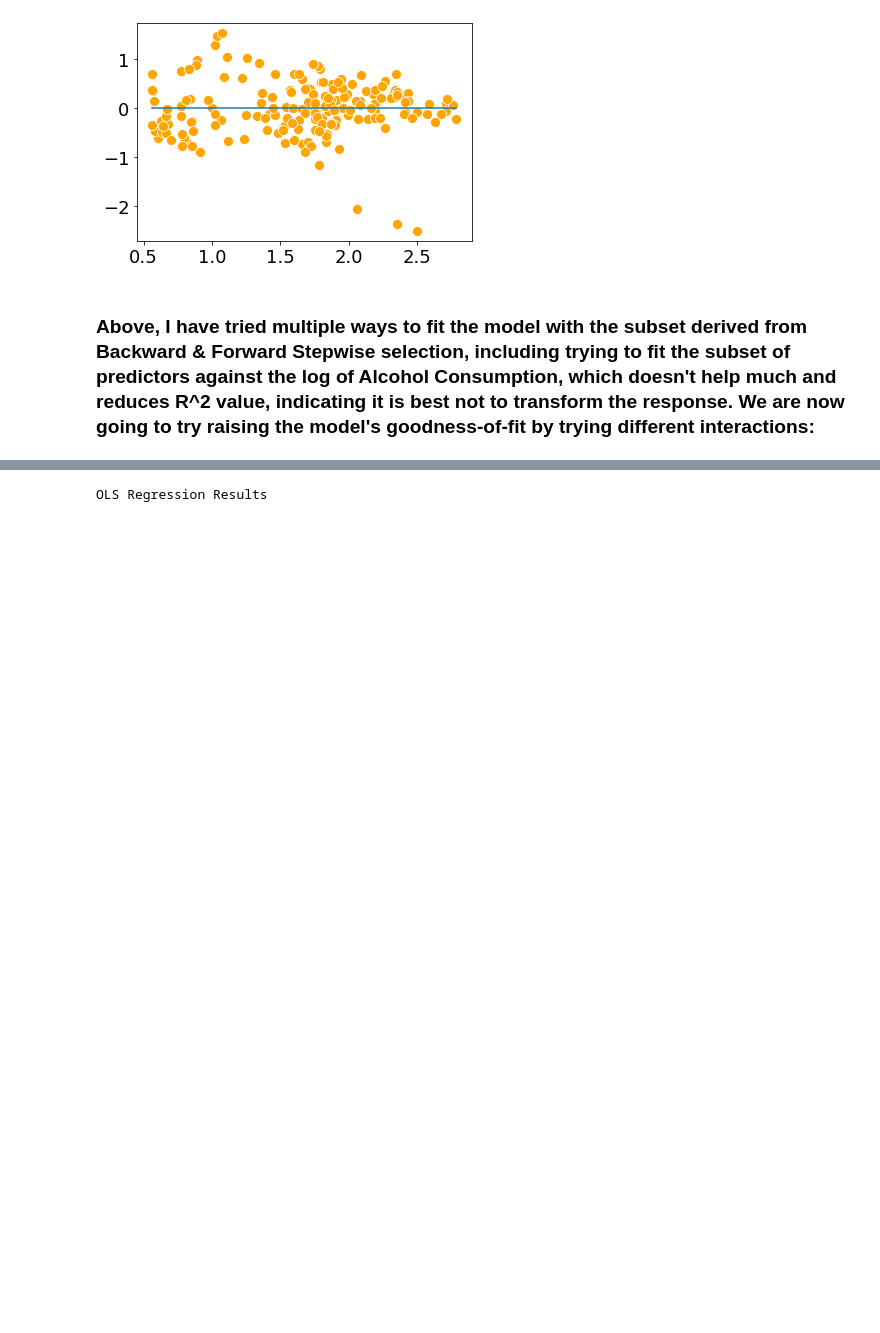
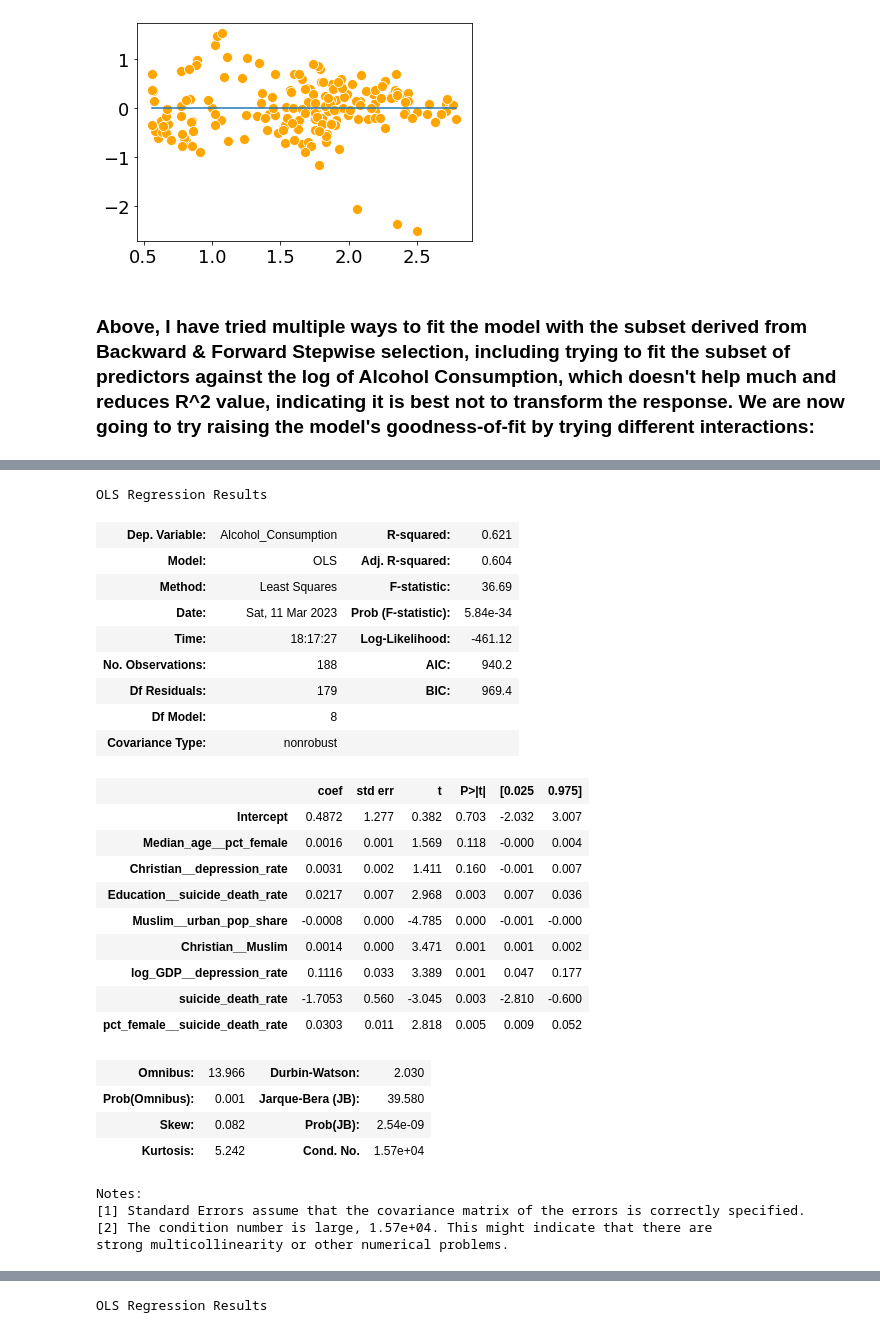
Before and after one commit to sarahabdul2/STAT-303-2-Project-, a Jupyter notebook: model_creation.ipynb, the cells around one changed output, grey strips where cells are left out. Drawn from its saved outputs; the diff is of its cells as text; code cells hidden in the pictures; blank space fills up the shorter version.

```diff
--- a/model_creation.ipynb
+++ b/model_creation.ipynb
@@ -1181,0 +1335,5 @@ sns.lineplot(x = [model.fittedvalues.min(), model.fittedvalues.max()], y = [0,0]
+# %%
+for combo in itertools.combinations(X_backup.columns, 2):
+    train05['__'.join(combo)] = train05[combo[0]]*train05[combo[1]]
+    test['__'.join(combo)] = test[combo[0]]*test[combo[1]]
+    X.loc[:,'__'.join(combo)] = train05.loc[:,'__'.join(combo)]
@@ -1181,0 +1380,30 @@ sns.lineplot(x = [model.fittedvalues.min(), model.fittedvalues.max()], y = [0,0]
+# %%
+#Function to find the best predictor out of p-k predictors and add it to the model containing the k predictors
+def forward(predictors):
+    # Pull out predictors we still need to process
+    remaining_predictors = [p for p in X.columns if p not in predictors]
+    tic = time.time()
+    results = []
+    for p in remaining_predictors:
+        results.append(processSubset(predictors+[p]))
+    # Wrap everything up in a nice dataframe
+    models = pd.DataFrame(results)
+    # Choose the model with the highest RSS
+    best_model = models.loc[models['Rsquared'].argmax()]
+    toc = time.time()
+    print("Processed ", models.shape[0], "models on", len(predictors)+1,"predictors in", (toc-tic), "seconds.")
+    # Return the best model, along with some other useful information about the model
+    return best_model
+# %%
+def forward_selection():
+    models_best = pd.DataFrame(columns=["Rsquared", "model"])
+    tic = time.time()
+    predictors = []
+    for i in range(1,len(X.columns)+1):
+        models_best.loc[i] = forward(predictors)
+        predictors = list(models_best.loc[i]["model"].params.index[1:])
+    toc = time.time()
+    print("Total elapsed time:", (toc-tic), "seconds.")
+    return models_best
+# %%
+models_best = forward_selection()
@@ -1181,0 +1432,33 @@ sns.lineplot(x = [model.fittedvalues.min(), model.fittedvalues.max()], y = [0,0]
+# %%
+#BIC criteria agrees on 8 predictors
+best_fwd_reg_model = models_best['model'][8]
+best_fwd_reg_model.summary()
+# %% [output]
+OLS Regression Results
+| Dep. Variable: | Alcohol_Consumption | R-squared: | 0.621 |
+| Model: | OLS | Adj. R-squared: | 0.604 |
+| Method: | Least Squares | F-statistic: | 36.69 |
+| Date: | Sat, 11 Mar 2023 | Prob (F-statistic): | 5.84e-34 |
+| Time: | 18:17:27 | Log-Likelihood: | -461.12 |
+| No. Observations: | 188 | AIC: | 940.2 |
+| Df Residuals: | 179 | BIC: | 969.4 |
+| Df Model: | 8 |  |  |
+| Covariance Type: | nonrobust |  |  |
+|  | coef | std err | t | P>|t| | [0.025 | 0.975] |
+| Intercept | 0.4872 | 1.277 | 0.382 | 0.703 | -2.032 | 3.007 |
+| Median_age__pct_female | 0.0016 | 0.001 | 1.569 | 0.118 | -0.000 | 0.004 |
+| Christian__depression_rate | 0.0031 | 0.002 | 1.411 | 0.160 | -0.001 | 0.007 |
+| Education__suicide_death_rate | 0.0217 | 0.007 | 2.968 | 0.003 | 0.007 | 0.036 |
+| Muslim__urban_pop_share | -0.0008 | 0.000 | -4.785 | 0.000 | -0.001 | -0.000 |
+| Christian__Muslim | 0.0014 | 0.000 | 3.471 | 0.001 | 0.001 | 0.002 |
+| log_GDP__depression_rate | 0.1116 | 0.033 | 3.389 | 0.001 | 0.047 | 0.177 |
+| suicide_death_rate | -1.7053 | 0.560 | -3.045 | 0.003 | -2.810 | -0.600 |
+| pct_female__suicide_death_rate | 0.0303 | 0.011 | 2.818 | 0.005 | 0.009 | 0.052 |
+| Omnibus: | 13.966 | Durbin-Watson: | 2.030 |
+| Prob(Omnibus): | 0.001 | Jarque-Bera (JB): | 39.580 |
+| Skew: | 0.082 | Prob(JB): | 2.54e-09 |
+| Kurtosis: | 5.242 | Cond. No. | 1.57e+04 |
+Notes:
+[1] Standard Errors assume that the covariance matrix of the errors is correctly specified.
+[2] The condition number is large, 1.57e+04. This might indicate that there are
+strong multicollinearity or other numerical problems.
```
Also changed, not shown: parts of 36 cells of this notebook.
